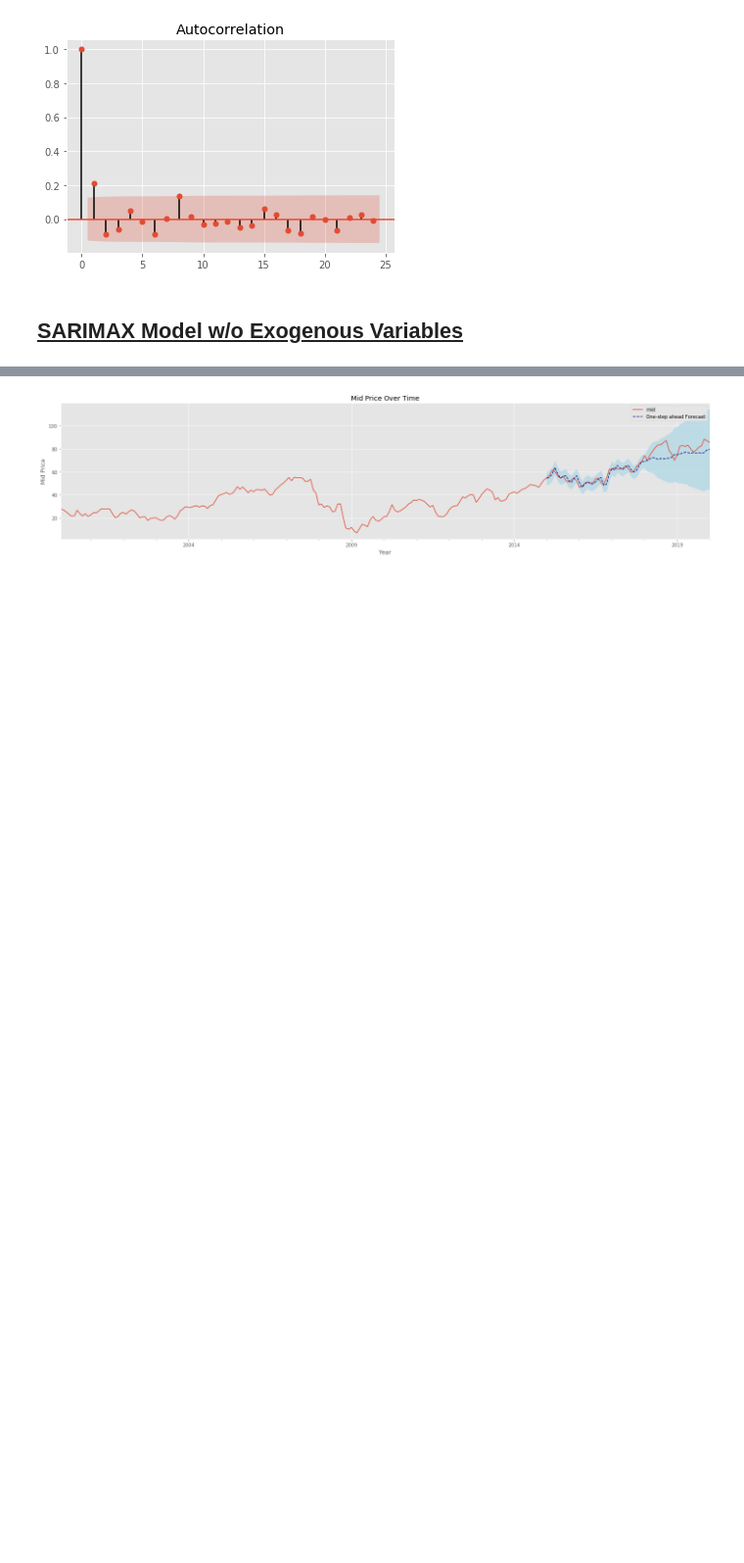
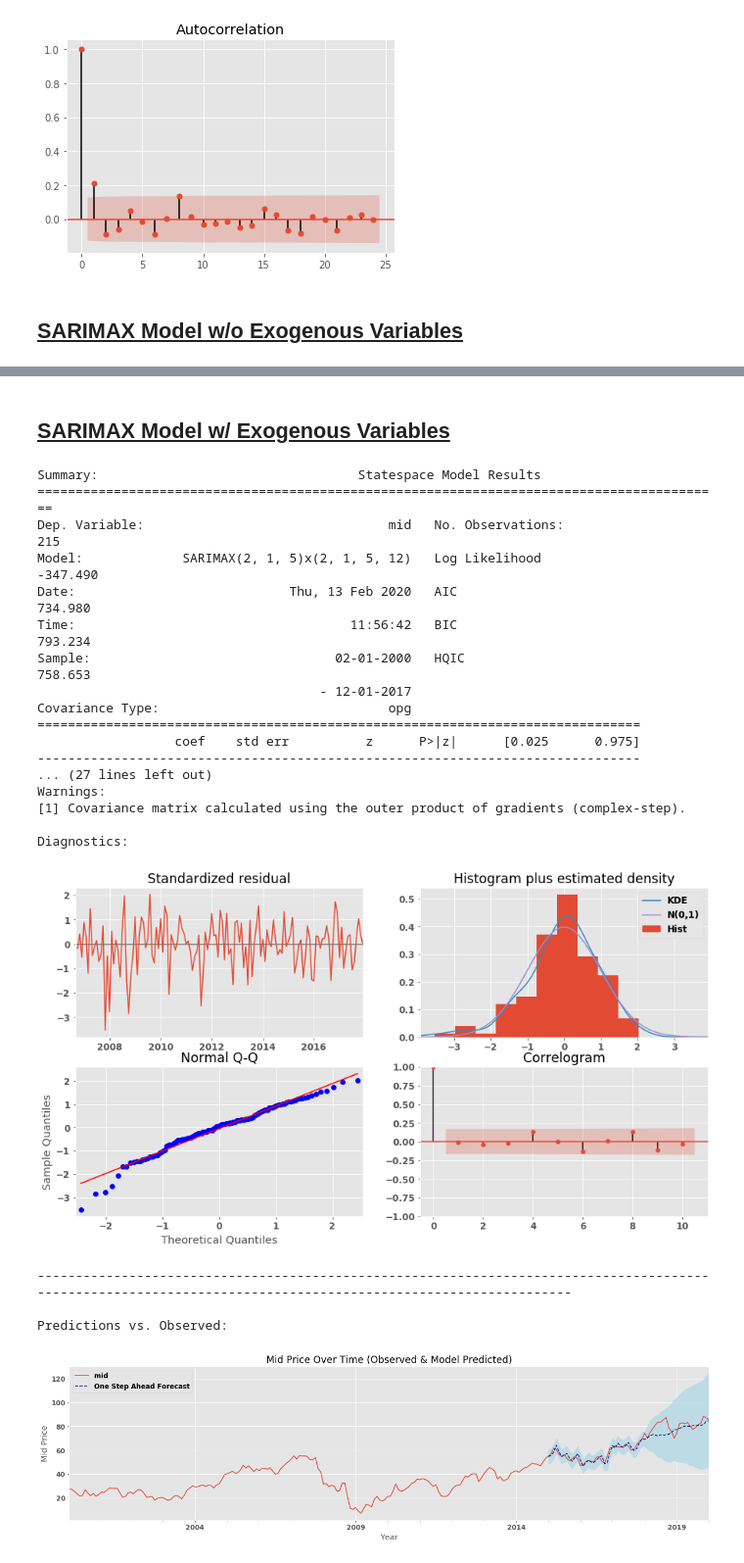
Before and after one commit to andrewcole33/reit_time_series_analysis, a Jupyter notebook: RHP_TS.ipynb, the cells around one changed output, grey strips where cells are left out. Shown at 98% size. Drawn from its saved outputs; the diff is of its cells as text; code cells hidden in the pictures; blank space fills up the shorter version.

```diff
--- a/RHP_TS.ipynb
+++ b/RHP_TS.ipynb
@@ -180,24 +125,27 @@ Diagnostics:
-# %%
-predictions = results.get_prediction(start = pd.to_datetime('2015-01-01'), end = pd.to_datetime('2020-01-01'), dynamic=False, exog = exog_test)
-pred_conf = predictions.conf_int()
-
-#Plot observed values
-ax = RHP['2000-01-01':].plot(label='observed', figsize = (20,5))
-
-#Plot predicted values
-predictions.predicted_mean.plot(ax=ax, label='One-step ahead Forecast', alpha=.9, color = 'darkblue', style = '--')
-
-#Plot the range for confidence intervals
-ax.fill_between(pred_conf.index,
-                pred_conf.iloc[:, 0],
-                pred_conf.iloc[:, 1], color='lightblue', alpha=.7)
-
-#Set axes labels
-ax.set_xlabel('Year')
-ax.set_ylabel('Mid Price')
-plt.legend(loc = 'best')
-plt.title(f'Mid Price Over Time')
-plt.tight_layout()
-plt.show()
-# %% [output]
-[figure, removed]
+# %% [markdown]
+## <ins>SARIMAX Model w/ Exogenous Variables<ins/>
+# %%
+arima_exog(RHP_train, RHP, parameters, seasonal_parameters, exog_train, exog_test)
+# %% [output]
+Summary:                                  Statespace Model Results
+==========================================================================================
+Dep. Variable:                                mid   No. Observations:                  215
+Model:             SARIMAX(2, 1, 5)x(2, 1, 5, 12)   Log Likelihood                -347.490
+Date:                            Thu, 13 Feb 2020   AIC                            734.980
+Time:                                    11:56:42   BIC                            793.234
+Sample:                                02-01-2000   HQIC                           758.653
+                                     - 12-01-2017
+Covariance Type:                              opg
+===============================================================================
+                  coef    std err          z      P>|z|      [0.025      0.975]
+-------------------------------------------------------------------------------
+... (27 lines left out)
+Warnings:
+[1] Covariance matrix calculated using the outer product of gradients (complex-step).
+
+Diagnostics:
+[figure, added]
+--------------------------------------------------------------------------------------------------------------------------------------------------------------
+
+Predictions vs. Observed:
+[figure, added]
```
Also changed, not shown: parts of 9 cells of this notebook, 20 other files.
